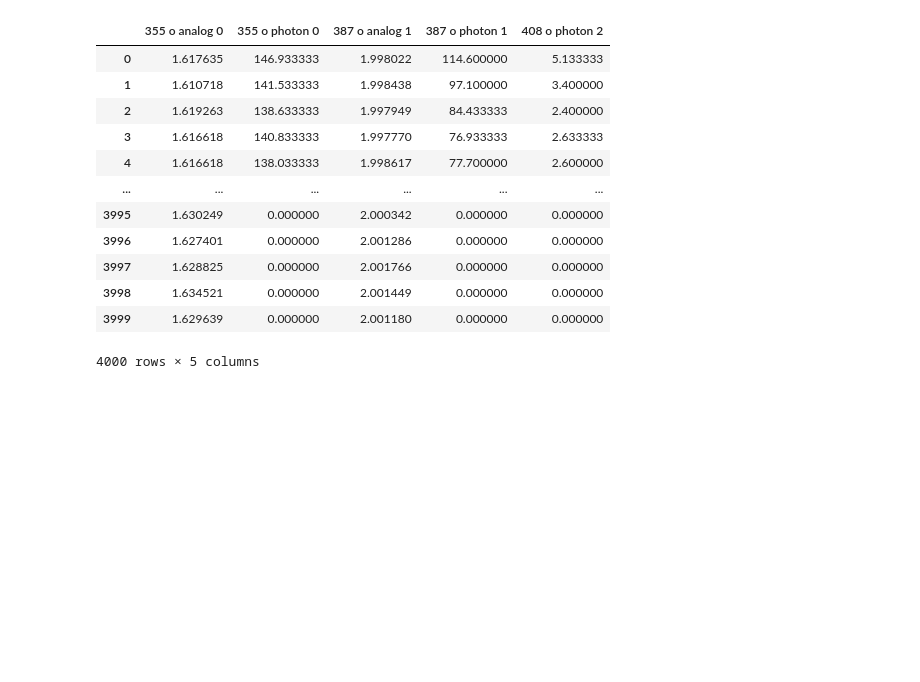
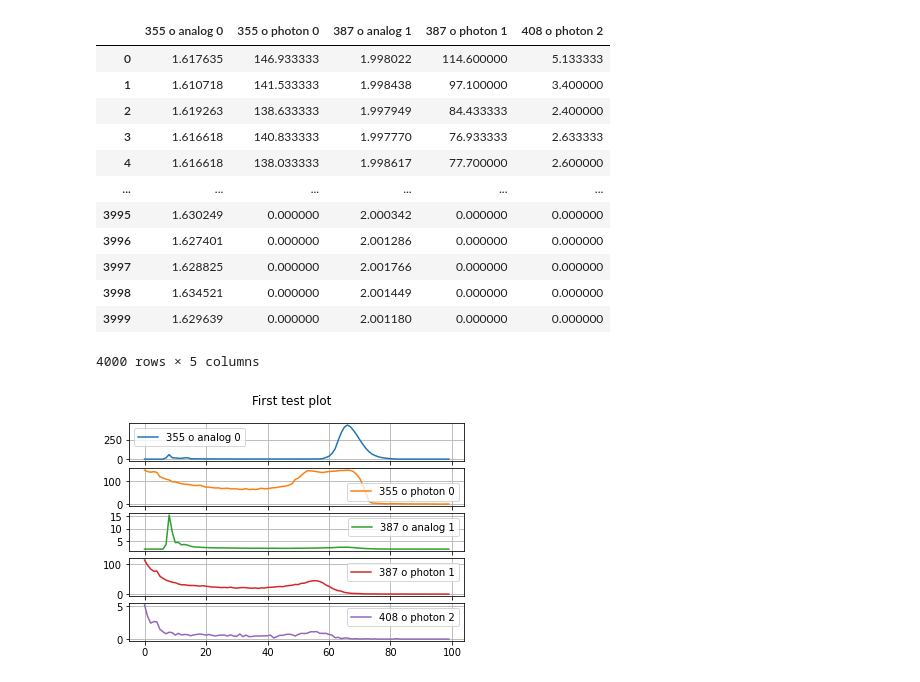
Before and after one commit to hmjbarbosa/RMlicelPython, a Jupyter notebook: profile_read_python.ipynb, the cells around one changed output. Drawn from its saved outputs; the diff is of its cells as text; code cells hidden in the pictures; blank space fills up the shorter version.

Commit message:
New version with plots of signal

```diff
--- a/profile_read_python.ipynb
+++ b/profile_read_python.ipynb
@@ -243,3 +244,7 @@ df
 | 3998 | 1.634521 | 0.000000 | 2.001449 | 0.000000 | 0.000000 |
 | 3999 | 1.629639 | 0.000000 | 2.001180 | 0.000000 | 0.000000 |
 4000 rows × 5 columns
+# %%
+plot = df[:100].plot(grid=True, subplots=True, title='First test plot')
+# %% [output]
+[figure, added]
```
Also changed, not shown: parts of 1 cell of this notebook.
